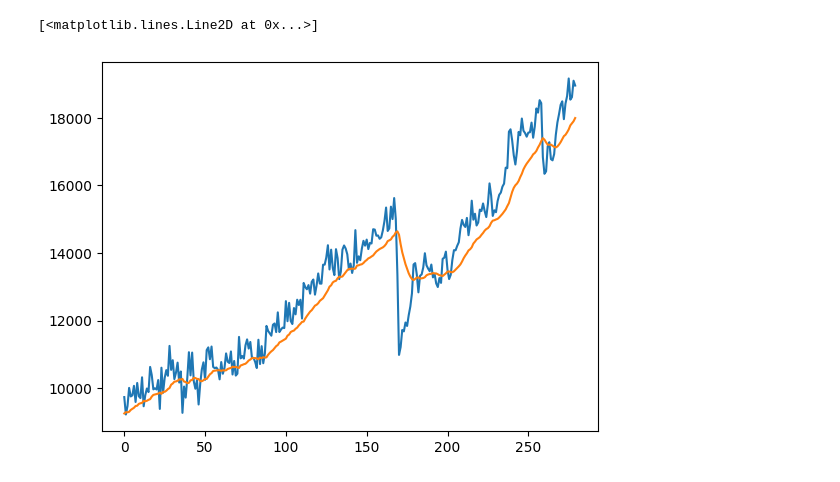
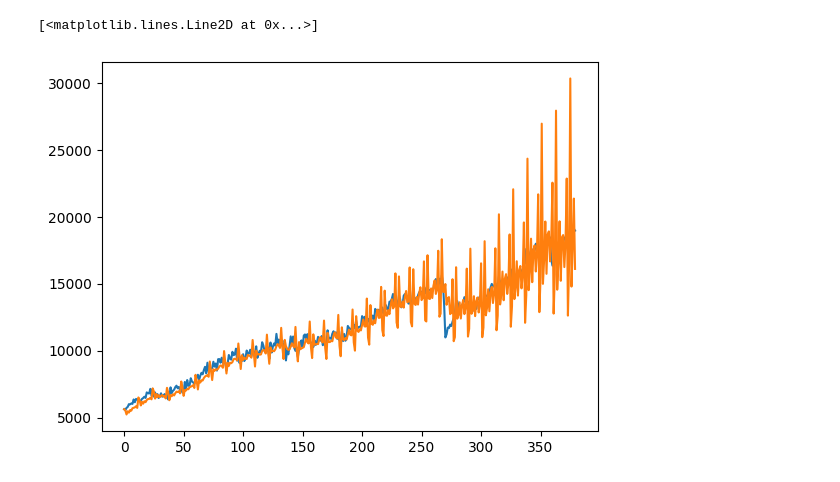
Before and after one commit to ilanGrynszpan/PyGASModels, a Jupyter notebook: sandbox.ipynb, the cells around one changed output. Saved outputs shown, nothing was run; the diff lists cells and outputs as text; code cells hidden in the pictures.

```diff
--- a/sandbox.ipynb
+++ b/sandbox.ipynb
@@ -23,0 +23,7 @@ np.float64(3945.436553039453)
+# %%
+km = [0.0002]
+kg = [0.0002]
+gamma_0 = [0.0, 0.0, 0.0, 0.0, 0.0, 0.0]
+gamma_star_0 = [0.0, 0.0, 0.0, 0.0, 0.0, 0.0]
+mu_0 = [np.log(xls['energia'][0])]
+alpha = [0.00]
@@ -23,0 +89,2 @@ np.float64(3945.436553039453)
+# %%
+dynamics.fit_in_sample(x['x'], xls['energia'])
@@ -24,3 +110,3 @@ np.float64(3945.436553039453)
 # %%
-minimize(dynamics.objective, [0.02, 10.0, 0.00], args=xls['energia'], method='L-BFGS-B', bounds=[(-2.0, 2.0), (0.0, None), (0.0, None)])
+x = minimize(dynamics.objective, x0=kg + km + gamma_0 + gamma_star_0 + mu_0 + alpha, args=xls['energia'], method='L-BFGS-B', bounds=[(-2.0, 2.0), (-2.0, 2.0)] + [(0.0, None)] * 13 + [(-10.0, 10.0)])
 # %% [output]
@@ -36,0 +167,2 @@ minimize(dynamics.objective, [0.02, 10.0, 0.00], args=xls['energia'], method='L-
+# %%
+y = dynamics.fit_in_sample(x['x'], xls['energia'])
@@ -37,10 +191,10 @@ minimize(dynamics.objective, [0.02, 10.0, 0.00], args=xls['energia'], method='L-
 # %%
 np.exp(0.998) * (y / np.exp(9.953) - 1)
 # %%
-plt.plot(xls['energia'][100:].values)
-plt.plot(y[100:])
+plt.plot(xls['energia'].values)
+plt.plot(y)
 # %% [output]
 [<matplotlib.lines.Line2D at 0x...>]
-[figure, old version]
+[figure, new version]
 # %%
 y = dynamics.fit_in_sample([2.927e-02, 9.953, 0.998], xls['energia'])
```
Also changed, not shown: parts of 11 cells of this notebook, 1 other file.
